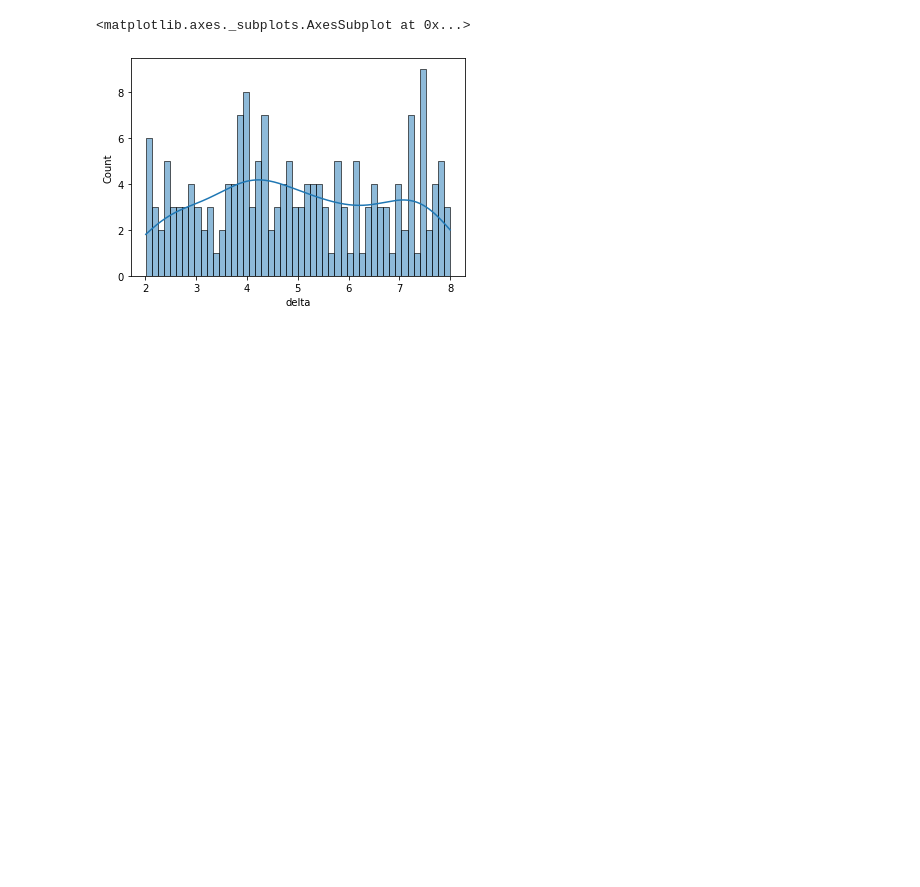
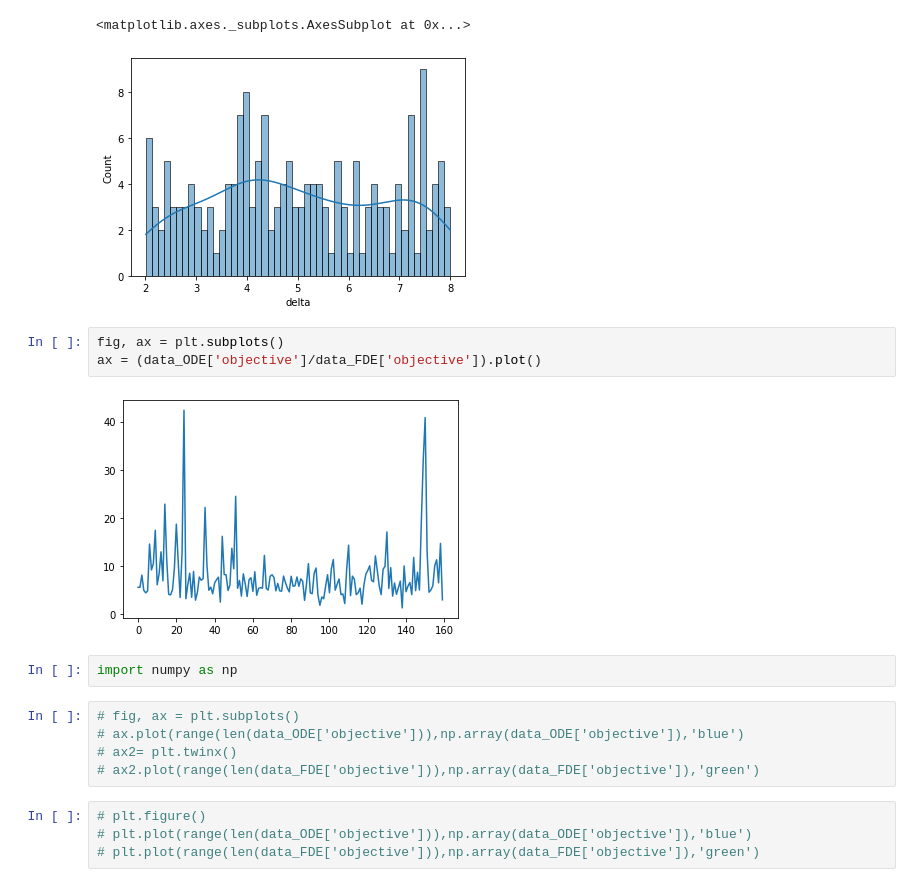
Before and after one commit to m-rafiul-islam/driver-behavior-model, a Jupyter notebook: analyze_results10.ipynb, the cells around one changed output. Cells and saved outputs as stored; diff of their text form; blank space fills up the shorter version.

```diff
--- a/analyze_results10.ipynb
+++ b/analyze_results10.ipynb
@@ -86,3 +86,19 @@ sns.histplot(data_ODE['delta'], bins = 50,kde = True)
 # %% [output]
 <matplotlib.axes._subplots.AxesSubplot at 0x...>
 [figure]
+# %%
+fig, ax = plt.subplots()
+ax = (data_ODE['objective']/data_FDE['objective']).plot()
+# %% [output]
+[figure, added]
+# %%
+import numpy as np
+# %%
+# fig, ax = plt.subplots()
+# ax.plot(range(len(data_ODE['objective'])),np.array(data_ODE['objective']),'blue')
+# ax2= plt.twinx()
+# ax2.plot(range(len(data_FDE['objective'])),np.array(data_FDE['objective']),'green')
+# %%
+# plt.figure()
+# plt.plot(range(len(data_ODE['objective'])),np.array(data_ODE['objective']),'blue')
+# plt.plot(range(len(data_FDE['objective'])),np.array(data_FDE['objective']),'green')
```
